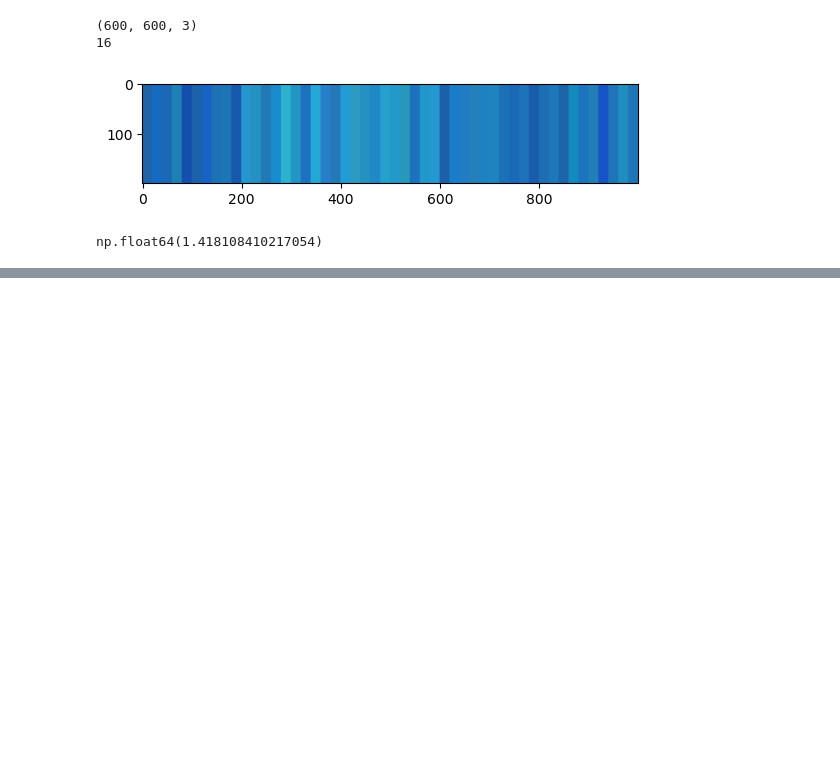
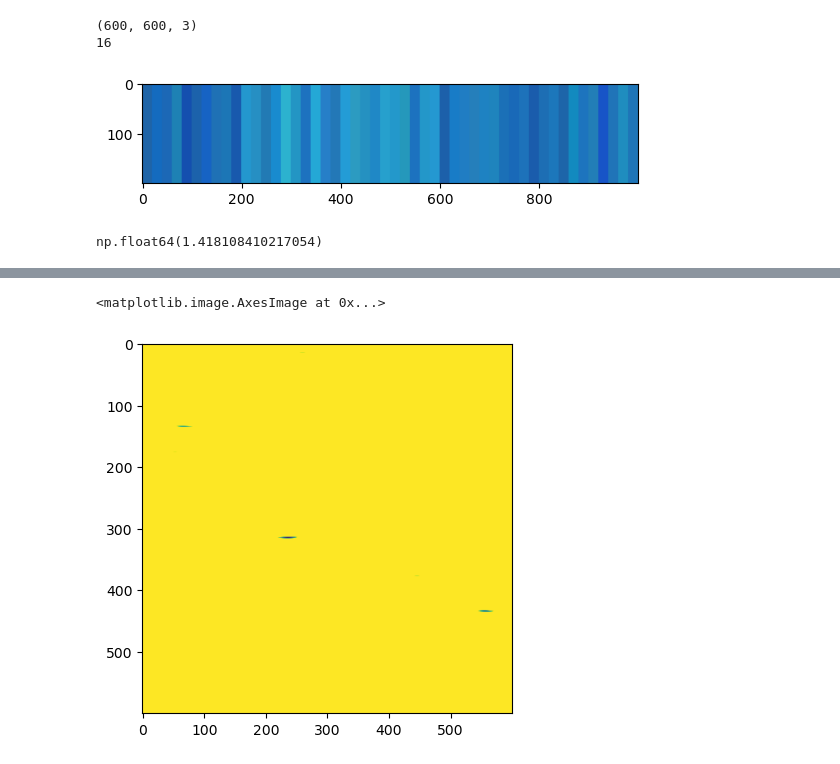
Before and after one commit to Laternenpfahl/rotaryDialLEDController, a Jupyter notebook: LED-OceanAnimation.ipynb, the cells around one changed output, grey strips where cells are left out. Cells and saved outputs as stored; diff of their text form; code cells hidden in the pictures; blank space fills up the shorter version.

```diff
--- a/LED-OceanAnimation.ipynb
+++ b/LED-OceanAnimation.ipynb
@@ -294,0 +347,5 @@ np.float64(1.418108410217054)
+# %%
+plt.imshow(myNoiseRed)
+# %% [output]
+<matplotlib.image.AxesImage at 0x...>
+[figure, added]
```
Also changed, not shown: parts of 6 cells of this notebook, 3 other files.
